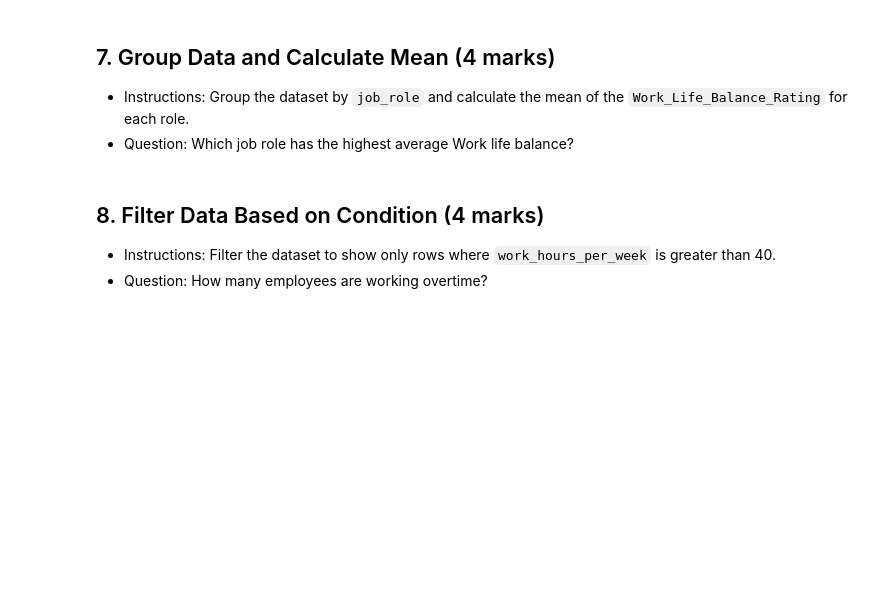
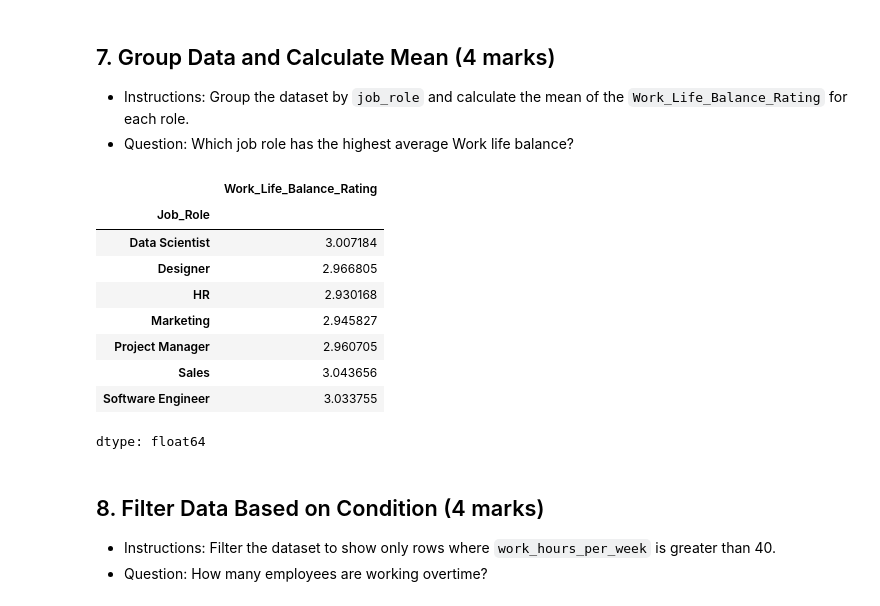
Before and after one commit to Sha-k1/Data-Analytics-Python, a Jupyter notebook: Assessment/Data_Analytics_with_Python_Assessment.ipynb, the cells around one changed output. Drawn from its saved outputs; the diff is of its cells as text; code cells hidden in the pictures; blank space fills up the shorter version.

```diff
--- a/Assessment/Data_Analytics_with_Python_Assessment.ipynb
+++ b/Assessment/Data_Analytics_with_Python_Assessment.ipynb
@@ -285,6 +300,19 @@ Min |  22               1                       20                      0
 - Question: Which job role has the highest average Work life balance?
 # %%
 # Write code here
+grouped_data = df.groupby("Job_Role").Work_Life_Balance_Rating.mean()
+grouped_data
+# %% [output]
+|  | Work_Life_Balance_Rating |
+| Job_Role |  |
+| Data Scientist | 3.007184 |
+| Designer | 2.966805 |
+| HR | 2.930168 |
+| Marketing | 2.945827 |
+| Project Manager | 2.960705 |
+| Sales | 3.043656 |
+| Software Engineer | 3.033755 |
+dtype: float64
 # %% [markdown]
 ## 8. Filter Data Based on Condition (4 marks)
 - Instructions: Filter the dataset to show only rows where `work_hours_per_week` is greater than 40.
```
Also changed, not shown: parts of 2 cells of this notebook.
